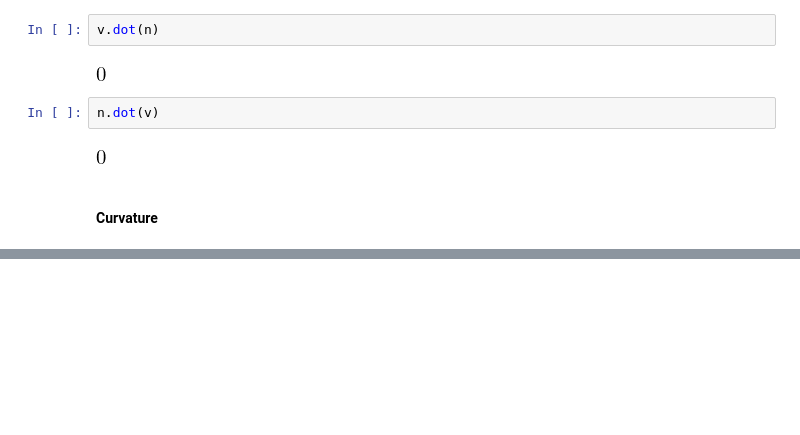
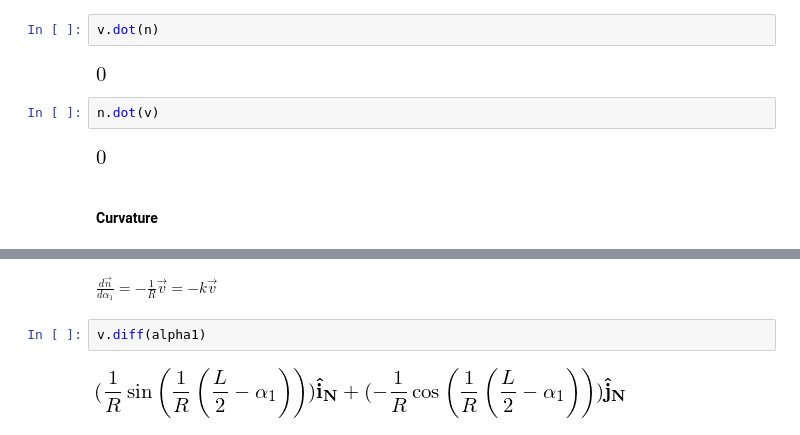
Before and after one commit to tarashor/vibrations, a Jupyter notebook: py2/All geometries.ipynb, the cells around one changed output, grey strips where cells are left out. Cells and saved outputs as stored; diff of their text form; blank space fills up the shorter version.

```diff
--- a/py2/All geometries.ipynb
+++ b/py2/All geometries.ipynb
@@ -58,0 +71,6 @@ k
+# %% [markdown]
+$ \frac { d\vec{n} } { d\alpha_1} = -\frac {1}{R} \vec{v} = -k \vec{v} $
+# %%
+v.diff(alpha1)
+# %% [output]
+[figure, added]
```
Also changed, not shown: parts of 20 cells of this notebook.
